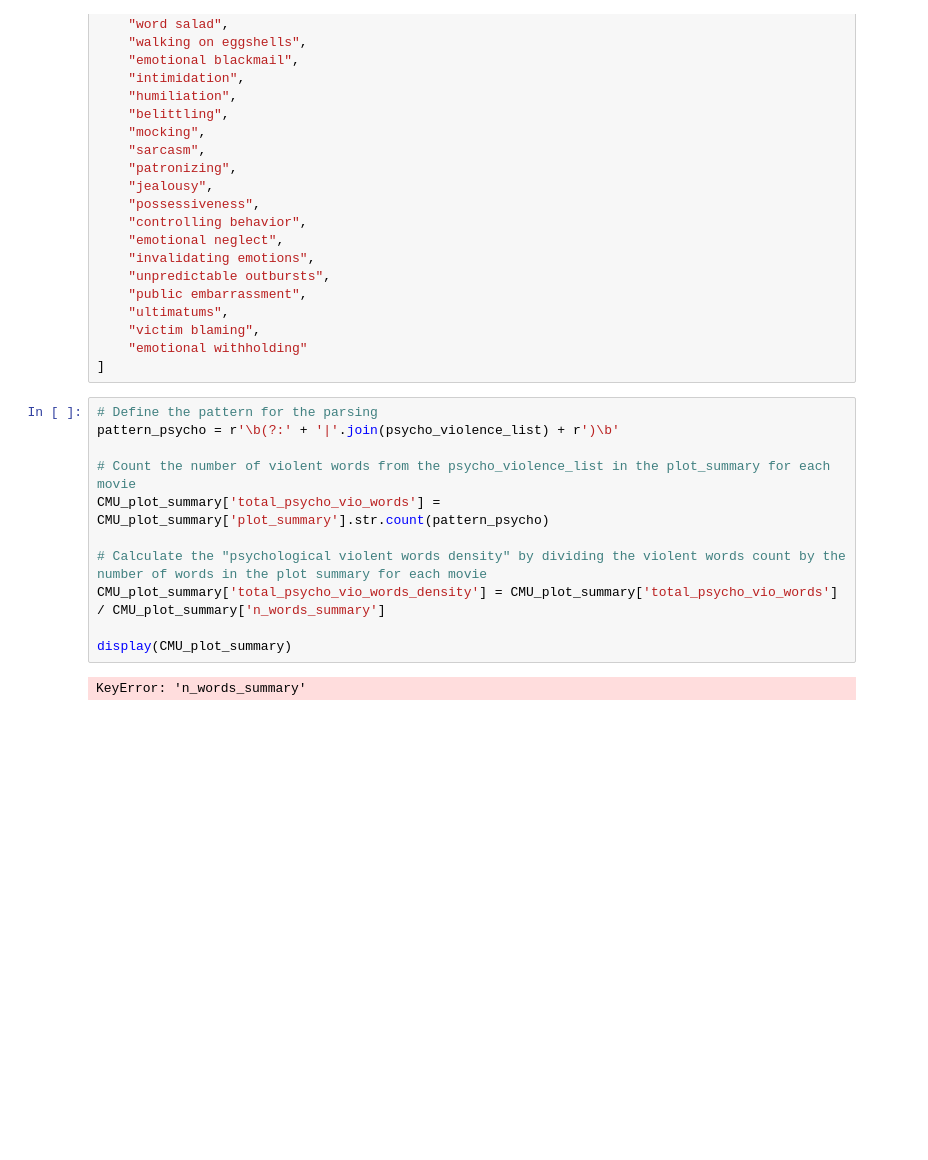
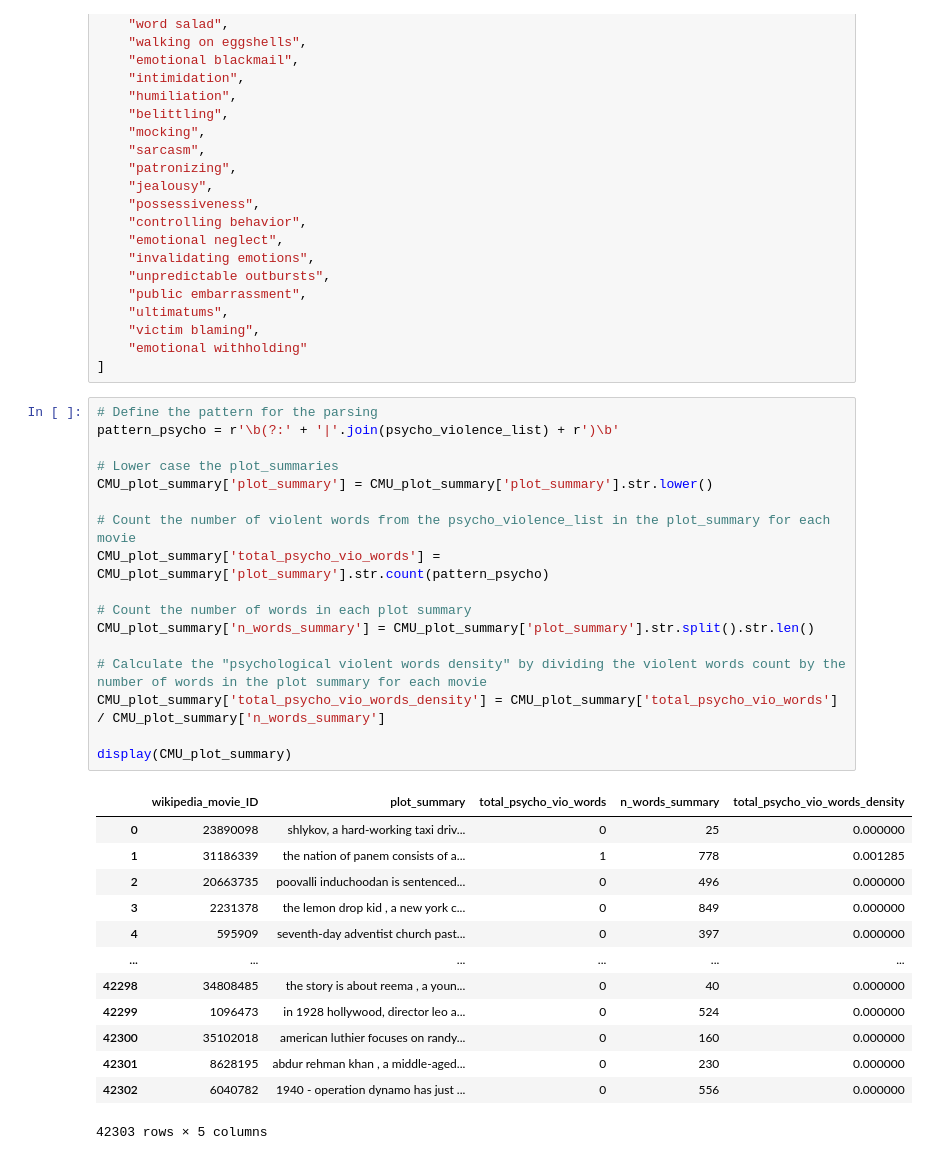
Before and after one commit to epfl-ada/ada-2024-project-alligatorsdontapologize24, a Jupyter notebook: src/Exploratory_Data_Analysis.ipynb, the cells around one changed output. Cells and saved outputs as stored; diff of their text form; blank space fills up the shorter version.

```diff
--- a/src/Exploratory_Data_Analysis.ipynb
+++ b/src/Exploratory_Data_Analysis.ipynb
@@ -476,14 +476,32 @@ psycho_violence_list = [
 # %%
 # Define the pattern for the parsing
 pattern_psycho = r'\b(?:' + '|'.join(psycho_violence_list) + r')\b'
 
+# Lower case the plot_summaries
+CMU_plot_summary['plot_summary'] = CMU_plot_summary['plot_summary'].str.lower()
+
 # Count the number of violent words from the psycho_violence_list in the plot_summary for each movie
 CMU_plot_summary['total_psycho_vio_words'] = CMU_plot_summary['plot_summary'].str.count(pattern_psycho)
+
+# Count the number of words in each plot summary
+CMU_plot_summary['n_words_summary'] = CMU_plot_summary['plot_summary'].str.split().str.len()
 
 # Calculate the "psychological violent words density" by dividing the violent words count by the number of words in the plot summary for each movie
 CMU_plot_summary['total_psycho_vio_words_density'] = CMU_plot_summary['total_psycho_vio_words'] / CMU_plot_summary['n_words_summary']
 
 display(CMU_plot_summary)
 # %% [output]
+|  | wikipedia_movie_ID | plot_summary | total_psycho_vio_words | n_words_summary | total_psycho_vio_words_density |
+| 0 | 23890098 | shlykov, a hard-working taxi driv... | 0 | 25 | 0.000000 |
+| 1 | 31186339 | the nation of panem consists of a... | 1 | 778 | 0.001285 |
+| 2 | 20663735 | poovalli induchoodan is sentenced... | 0 | 496 | 0.000000 |
+| 3 | 2231378 | the lemon drop kid , a new york c... | 0 | 849 | 0.000000 |
+| 4 | 595909 | seventh-day adventist church past... | 0 | 397 | 0.000000 |
+| ... | ... | ... | ... | ... | ... |
+| 42298 | 34808485 | the story is about reema , a youn... | 0 | 40 | 0.000000 |
+| 42299 | 1096473 | in 1928 hollywood, director leo a... | 0 | 524 | 0.000000 |
+| 42300 | 35102018 | american luthier focuses on randy... | 0 | 160 | 0.000000 |
+| 42301 | 8628195 | abdur rehman khan , a middle-aged... | 0 | 230 | 0.000000 |
+| 42302 | 6040782 | 1940 - operation dynamo has just ... | 0 | 556 | 0.000000 |
-KeyError: 'n_words_summary'
+42303 rows × 5 columns
 # %%
```
Also changed, not shown: parts of 4 cells of this notebook.
